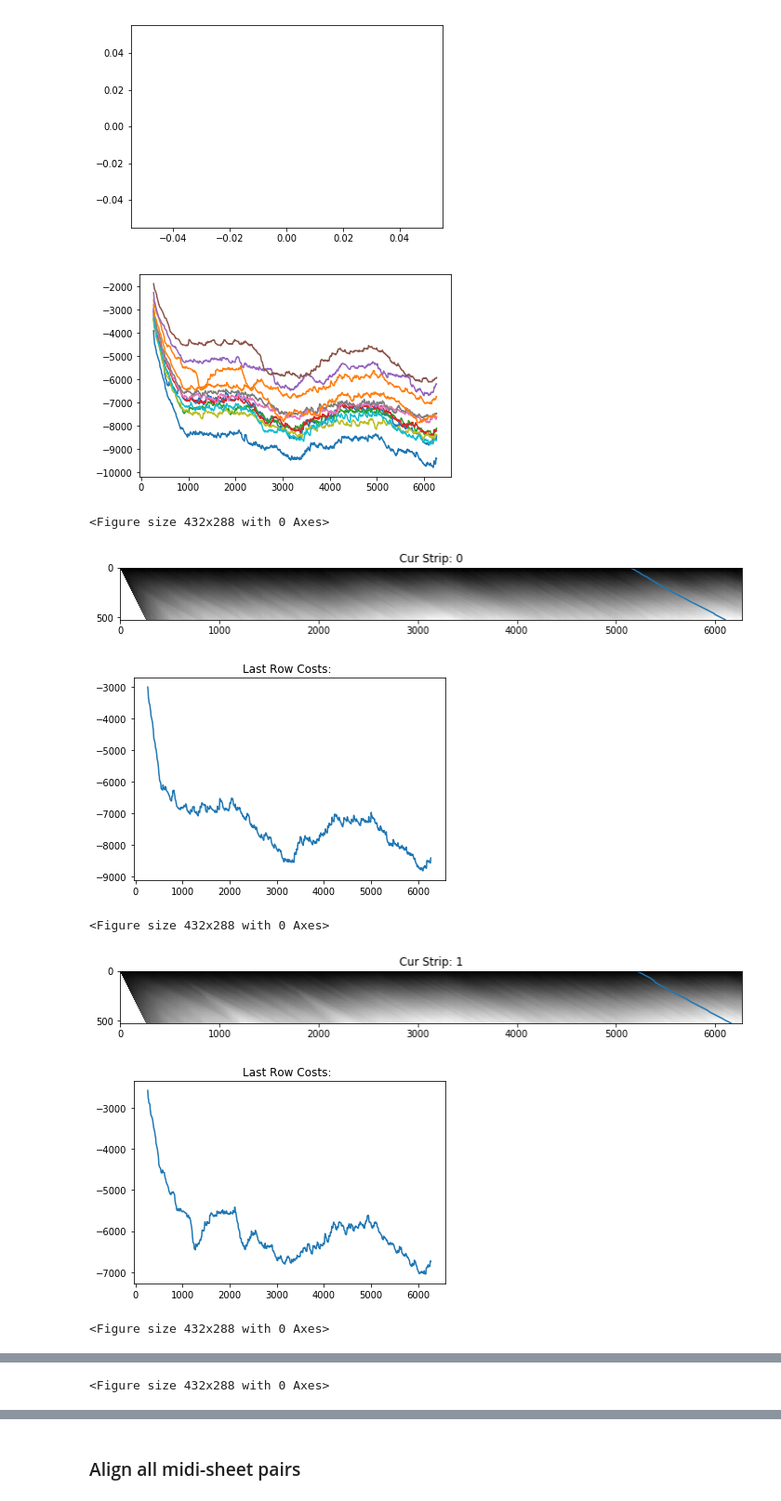
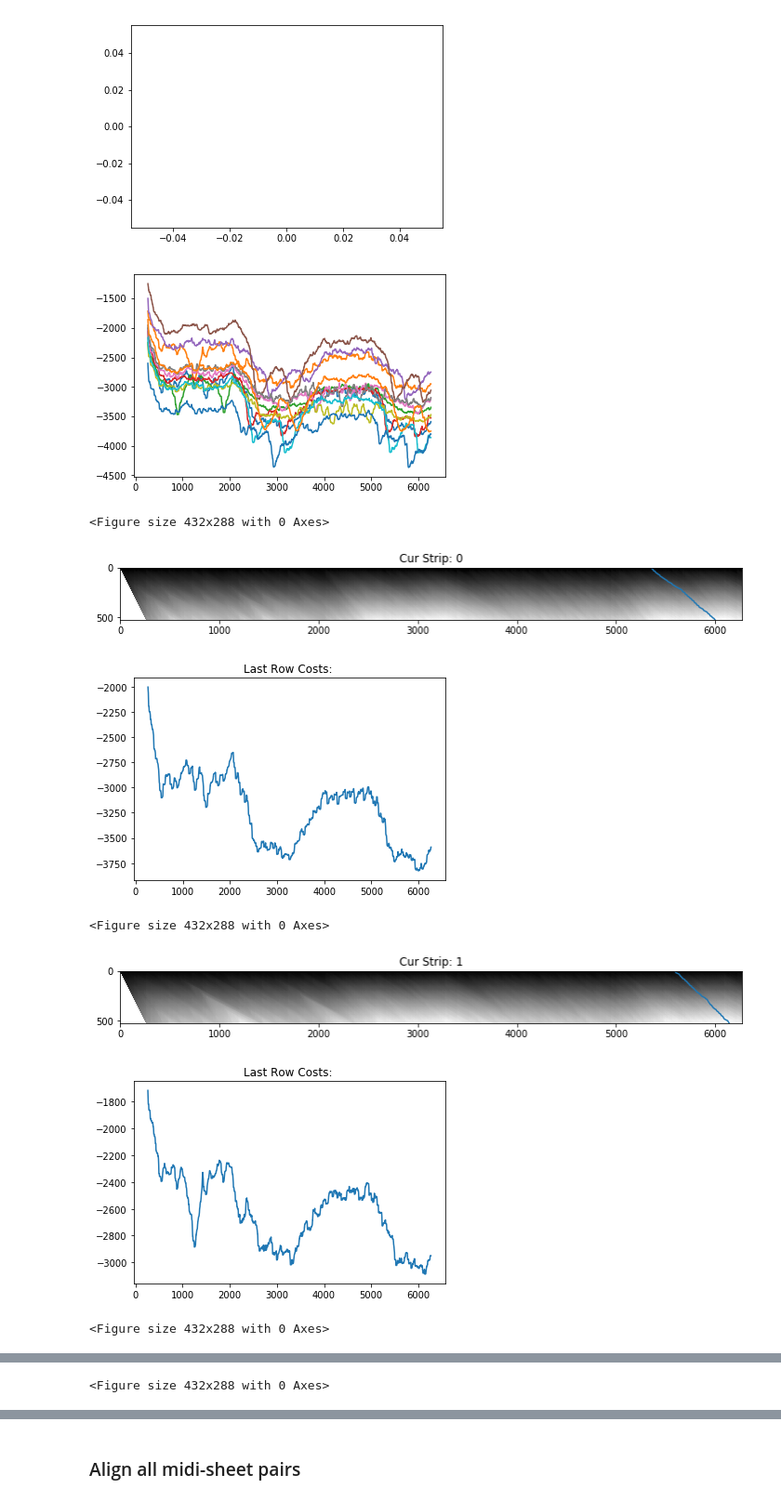
Before and after one commit to nupurb/MIR_Fall2018_Chris_Nupur, a Jupyter notebook: SheetMidiSync/02_SheetMidiSync.ipynb, the cells around one changed output, grey strips where cells are left out. Shown at 93% size. Saved outputs shown, nothing was run; the diff lists cells and outputs as text; code cells hidden in the pictures.

Commit message:
changed weights, some visualization stuff

```diff
--- a/SheetMidiSync/02_SheetMidiSync.ipynb
+++ b/SheetMidiSync/02_SheetMidiSync.ipynb
@@ -298,16 +298,19 @@ def getCostMatrixForHierarchicalDTW(strips, midiFile, zeroPad = 50, normalize=Fa
 
     # DTW parameters
     steps = np.array([1,1,1,2,2,1]).reshape((-1,2))
-    weights = np.array([2,3,3])
+    weights = np.array([1,1,2])
 
+    bestWarpingPaths = []
     warpingPaths = []
     costMatrices = []
 
     # fill in cost matrix block by block
     endRows = []
     midiSynths = []
-    #for i in range(2):
+    #for i in range(1):
     for i in range(len(strips)):
+        warpingPathsForStrip = []
+
         print("Processing strip ", i)
         # run subsequence dtw between the current strip and the entire midi bootleg
         # projected into that strip's frame
@@ -330,22 +333,28 @@ def getCostMatrixForHierarchicalDTW(strips, midiFile, zeroPad = 50, normalize=Fa
 
         accumCost, warpingPath, accumCostSteps = lib_ours.core.dtw(C=costBlock, step_sizes_sigma = steps, weights_mul = weights, subseq =  True, return_steps = True)
         costMatrices.append(accumCost)
-        warpingPaths.append(warpingPath)
+        bestWarpingPaths.append(warpingPath)
 
         # find the costs corresponding end of the strip (cost for particular alignments of that subsequence)
         costsAtEndOfStrip = accumCost[-1, :]
         costStartHeightTuples = []
         # for each cost at the end of the strip find the path that would lead to that cost
         # and store the start location
+        #for costIndex in range(350,1200):
         for costIndex in range(len(costsAtEndOfStrip)):
-            startHeight = lib_ours.sequence.__dtw_backtracking(accumCostSteps[:, :(costIndex + 1)], steps)[-1][1]
+            curBacktrace = lib_ours.sequence.__dtw_backtracking(accumCostSteps[:, :(costIndex + 1)], steps)
+            warpingPathsForStrip.append(curBacktrace)
+            startHeight = curBacktrace[-1][1]
             costStartHeightTuples.append((costsAtEndOfStrip[costIndex], startHeight))
+            #plt.plot([cur[0] for cur in curBacktrace], [cur[1] for cur in curBacktrace])
+
+        warpingPaths.append(warpingPathsForStrip)
         endRows.append(costStartHeightTuples)
 
     # turn them into an np array, and transpose then return
     # we transpose so that the array has dim of: (height of synthesized MIDI, number of strips, 2)
     npEndRows = np.array(endRows, dtype=(float, int))
-    return np.transpose(npEndRows, (1,0,2)), costMatrices, warpingPaths, midiSynths # only transpose the first 2 dimensions
+    return np.transpose(npEndRows, (1,0,2)), costMatrices, bestWarpingPaths, warpingPaths, midiSynths # only transpose the first 2 dimensions
 # %%
 
 # DTW parameters
@@ -453,13 +462,13 @@ def visualizeAlignedSequences(strips, midiSynths, wp, scoreFile = None, midiFile
 
     return stacked
 # %%
-# wp, midiSynths, _, _, costOG = alignStripSequence(strips, midiFile)
-endCost, costMatrices, warpingPaths, midiSynths = getCostMatrixForHierarchicalDTW(strips, midiFile, normalize=False)
-endCostNormalized, costMatricesNormalized, warpingPathsNormalized, midiSynthsNormalized = getCostMatrixForHierarchicalDTW(strips, midiFile, normalize=True)
+wp, midiSynths, _, _ = alignStripSequence(strips, midiFile)
+endCost, costMatrices, bestWarpingPaths, warpingPaths, midiSynths = getCostMatrixForHierarchicalDTW(strips, midiFile, normalize=False)
+#endCostNormalized, costMatricesNormalized, bestWarpingPathsNormalized, warpingPathsNormalized, midiSynthsNormalized = getCostMatrixForHierarchicalDTW(strips, midiFile, normalize=True)
 # write it to a text file
 np.savetxt('mazurkaEndCostCosts.csv', endCost[:,:,0], delimiter=',')
 np.savetxt('mazurkaEndCostStartLocations.csv', endCost[:,:,1], delimiter=',')
-# np.savetxt('mazurkaWP.csv', wp, delimiter=',')
+np.savetxt('mazurkaWP.csv', wp, delimiter=',')
 # %% [output]
 Processing strip  0
 Processing strip  1
@@ -486,0 +485,12 @@ strips[1].shape
+# %%
+showImage(costMatrices[0])
+plt.title("Cur Strip: " + str(0))
+#print(warpingPaths[0][0])
+#print(len(warpingPaths))
+for backtraceIndex in range(len(warpingPaths[0])):
+    curPath = np.array(warpingPaths[0][backtraceIndex])
+    plt.plot(curPath[:,1], curPath[:, 0])
+
+
+plt.figure()
+plt.plot()
@@ -495,25 +507,25 @@ plt.plot(range(len(endCost[15000:17500, 0, 0])), endCost[15000:17500, 0, 0])
 # %%
 # plotting un-normalized
 for stripIndex in range(len(costMatrices)):
 
     plt.figure(0)
     plt.plot(range(endCost.shape[0]), endCost[:, stripIndex, 0], label=str(stripIndex))
 
     plt.figure()
-    curPath = np.array(warpingPaths[stripIndex])
+    curPath = np.array(bestWarpingPaths[stripIndex])
     showImage(costMatrices[stripIndex])
     plt.plot(curPath[:,1], curPath[:, 0])
     plt.title("Cur Strip: " + str(stripIndex))
 
     plt.figure()
     plt.title("Last Row Costs: ")
     plt.plot(range(endCost.shape[0]), endCost[:, stripIndex, 0])
 # %% [output]
-[figure, old version]
+[figure, new version]
 <Figure size 432x288 with 0 Axes>
-[figure, old version]
+[figure, new version]
-[figure, old version]
+[figure, new version]
 <Figure size 432x288 with 0 Axes>
-[figure, old version]
+[figure, new version]
-[figure, old version]
+[figure, new version]
 <Figure size 432x288 with 0 Axes>
```
Also changed, not shown: parts of 15 cells of this notebook.
